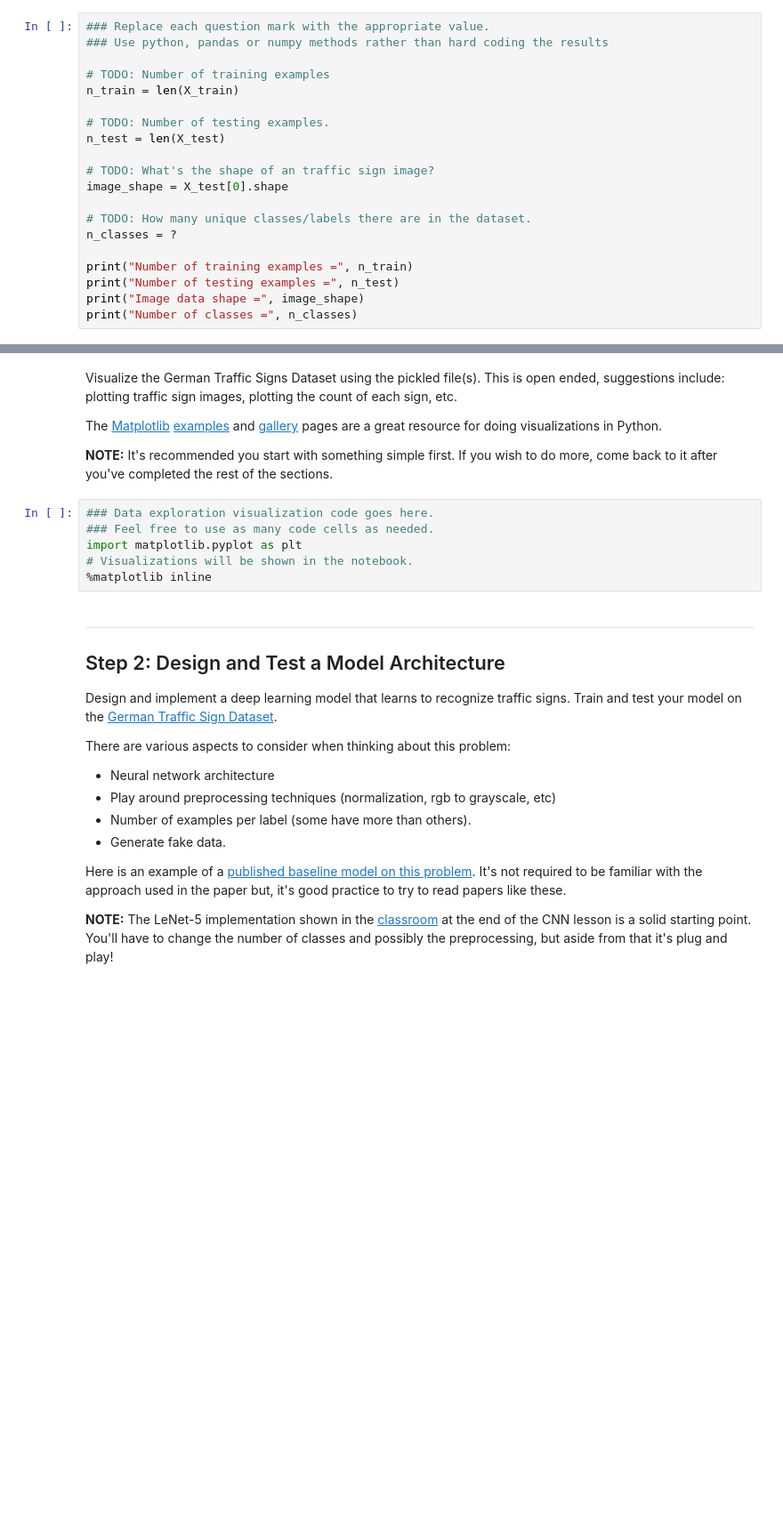
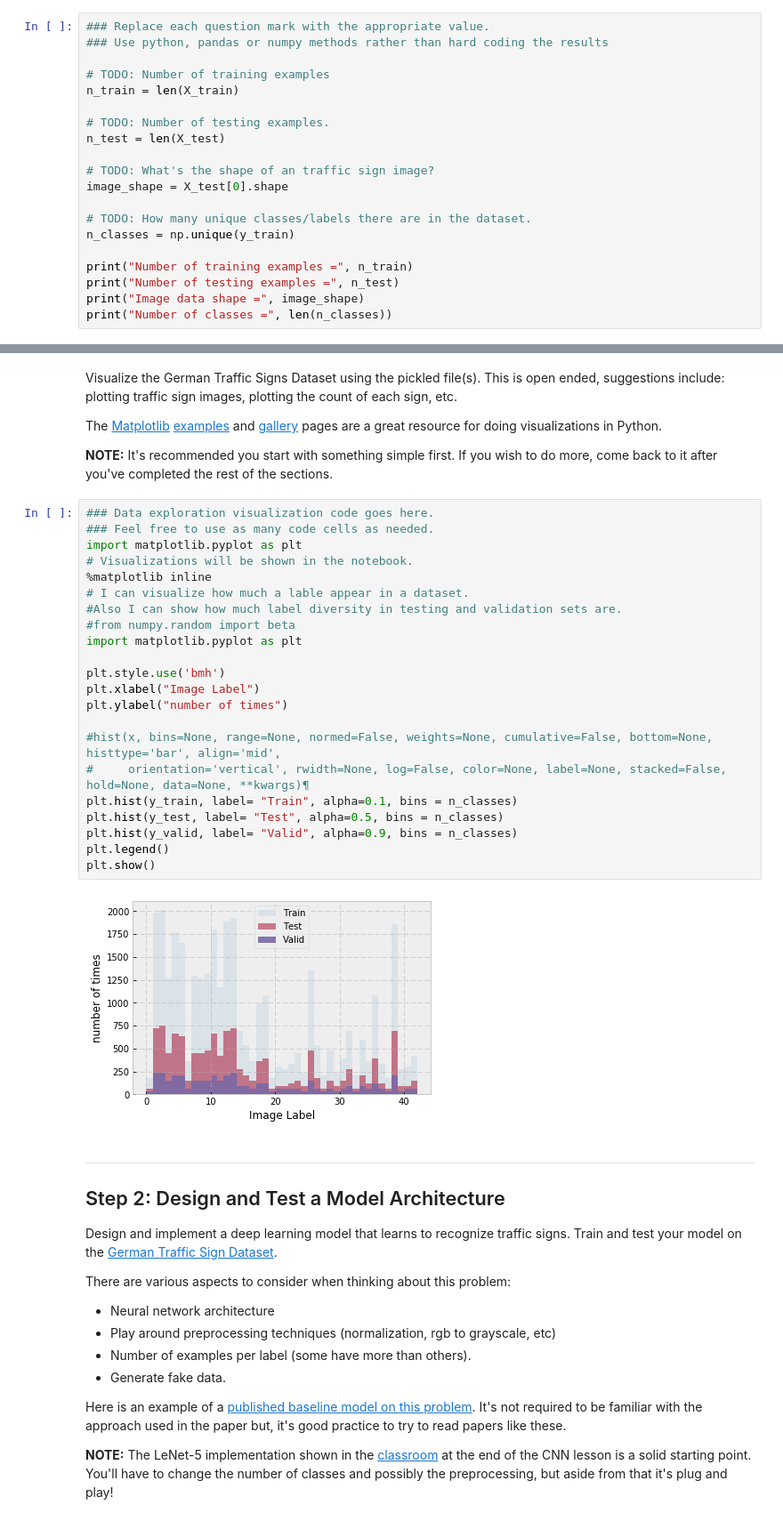
Before and after one commit to azizahmedkhan/azizsdcn, a Jupyter notebook: AzizCarND-Traffic-Sign-Classifier-Project/Traffic_Sign_Classifier.ipynb, the cells around one changed output, grey strips where cells are left out. Shown: that part at 89% size. Drawn from its saved outputs; the diff is of its cells as text; blank space fills up the shorter version.

Commit message:
graphs implemented

```diff
--- a/AzizCarND-Traffic-Sign-Classifier-Project/Traffic_Sign_Classifier.ipynb
+++ b/AzizCarND-Traffic-Sign-Classifier-Project/Traffic_Sign_Classifier.ipynb
@@ -68,9 +69,9 @@ n_test = len(X_test)
 image_shape = X_test[0].shape
 
 # TODO: How many unique classes/labels there are in the dataset.
-n_classes = ?
+n_classes = np.unique(y_train)
 
 print("Number of training examples =", n_train)
 print("Number of testing examples =", n_test)
 print("Image data shape =", image_shape)
-print("Number of classes =", n_classes)
+print("Number of classes =", len(n_classes))
@@ -82,12 +88,30 @@ Visualize the German Traffic Signs Dataset using the pickled file(s). This is op
 The [Matplotlib](http://matplotlib.org/) [examples](http://matplotlib.org/examples/index.html) and [gallery](http://matplotlib.org/gallery.html) pages are a great resource for doing visualizations in Python.
 
 **NOTE:** It's recommended you start with something simple first. If you wish to do more, come back to it after you've completed the rest of the sections.
-# %%
-### Data exploration visualization code goes here.
-### Feel free to use as many code cells as needed.
-import matplotlib.pyplot as plt
-# Visualizations will be shown in the notebook.
-%matplotlib inline
+# %%
+### Data exploration visualization code goes here.
+### Feel free to use as many code cells as needed.
+import matplotlib.pyplot as plt
+# Visualizations will be shown in the notebook.
+%matplotlib inline
+# I can visualize how much a lable appear in a dataset.
+#Also I can show how much label diversity in testing and validation sets are.
+#from numpy.random import beta
+import matplotlib.pyplot as plt
+
+plt.style.use('bmh')
+plt.xlabel("Image Label")
+plt.ylabel("number of times")
+
+#hist(x, bins=None, range=None, normed=False, weights=None, cumulative=False, bottom=None, histtype='bar', align='mid',
+#     orientation='vertical', rwidth=None, log=False, color=None, label=None, stacked=False, hold=None, data=None, **kwargs)¶
+plt.hist(y_train, label= "Train", alpha=0.1, bins = n_classes)
+plt.hist(y_test, label= "Test", alpha=0.5, bins = n_classes)
+plt.hist(y_valid, label= "Valid", alpha=0.9, bins = n_classes)
+plt.legend()
+plt.show()
+# %% [output]
+[figure, added]
 # %% [markdown]
 ----
 
```
Also changed, not shown: parts of 2 cells of this notebook.
